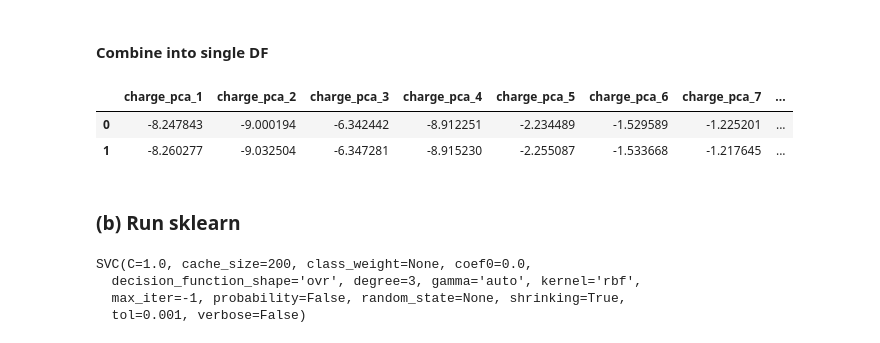
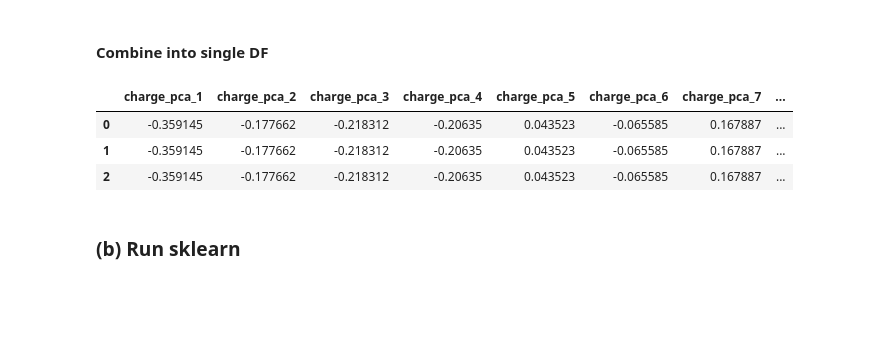
Before and after one commit to nachtm/cosmic-rAI, a Jupyter notebook: experiments/pandas and PCA.ipynb, the cells around one changed output. Saved outputs shown, nothing was run; the diff lists cells and outputs as text; code cells hidden in the pictures; blank space fills up the shorter version.

Commit message:
Take log of charges

```diff
--- a/experiments/pandas and PCA.ipynb
+++ b/experiments/pandas and PCA.ipynb
@@ -161,4 +156,7 @@ low_gain_df.head(n=2)
 ## II. PCA
 # %%
 from sklearn.decomposition import PCA
+# %%
+# Take log of charges. Do you really want to ignore 0s?
+low_gain_log_df = low_gain_df.applymap(lambda x: math.log(x) if x != 0 else 0)
 # %%
@@ -197,7 +194,7 @@ from sklearn.model_selection import train_test_split
 # %%
 pca_n = 10
 
-X = event_df['charges']
+X = low_gain_log_df  # log of charges for low gain sensors, generated above
 pca = PCA(n_components=10)
 new_X = pca.fit_transform(X)
 
@@ -211,14 +208,15 @@ dir_df = event_df['dir_MC']
 # %%
 charge_df = pd.DataFrame(new_X, columns=cols)
 charge_df.index = dir_df.index  # must make indices the same; dir_df is right
 
 data = pd.concat([charge_df, dir_df], axis=1)
 
-data.head(n=2)
+data.head(n=3)
 # %% [output]
 |  | charge_pca_1 | charge_pca_2 | charge_pca_3 | charge_pca_4 | charge_pca_5 | charge_pca_6 | charge_pca_7 | ... |
-| 0 | -8.247843 | -9.000194 | -6.342442 | -8.912251 | -2.234489 | -1.529589 | -1.225201 | ... |
-| 1 | -8.260277 | -9.032504 | -6.347281 | -8.915230 | -2.255087 | -1.533668 | -1.217645 | ... |
+| 0 | -0.359145 | -0.177662 | -0.218312 | -0.20635 | 0.043523 | -0.065585 | 0.167887 | ... |
+| 1 | -0.359145 | -0.177662 | -0.218312 | -0.20635 | 0.043523 | -0.065585 | 0.167887 | ... |
+| 2 | -0.359145 | -0.177662 | -0.218312 | -0.20635 | 0.043523 | -0.065585 | 0.167887 | ... |
 # %% [markdown]
 ### (b) Run sklearn
 # %%
@@ -230,10 +228,5 @@ X_train, X_test, y_train, y_test = train_test_split(X, y, test_size=0.33)
 clf = svm.SVC()
 # %%
 clf.fit(X_train, y_train)
-# %% [output]
-SVC(C=1.0, cache_size=200, class_weight=None, coef0=0.0,
-  decision_function_shape='ovr', degree=3, gamma='auto', kernel='rbf',
-  max_iter=-1, probability=False, random_state=None, shrinking=True,
-  tol=0.001, verbose=False)
 # %%
 clf.score(X_test, y_test)
```
Also changed, not shown: parts of 11 cells of this notebook.
